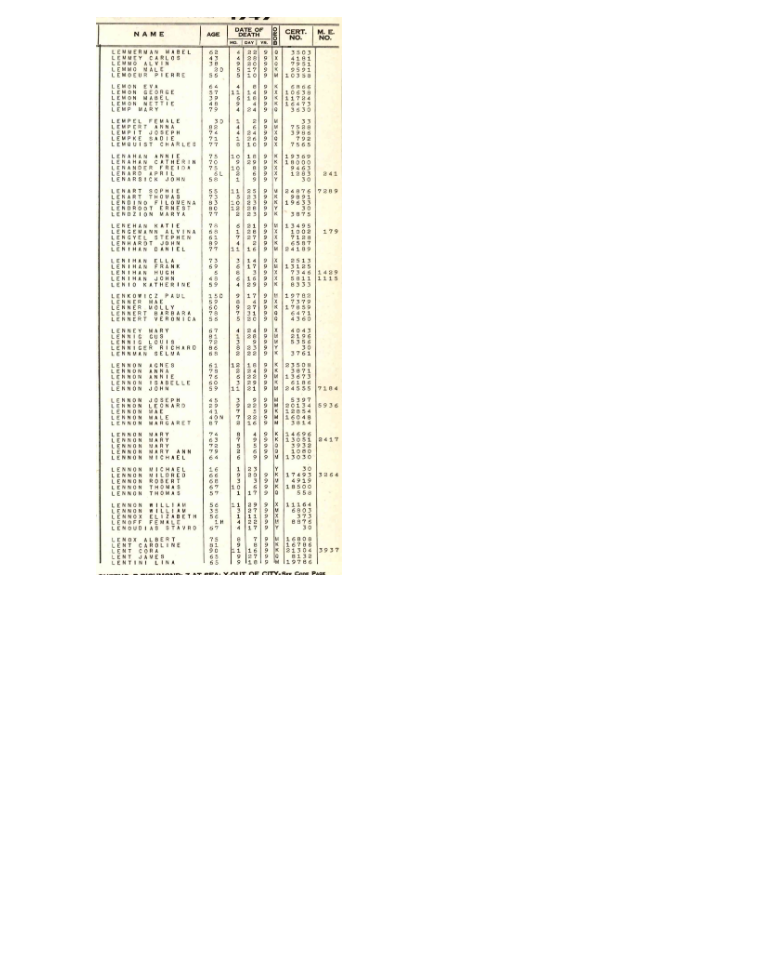
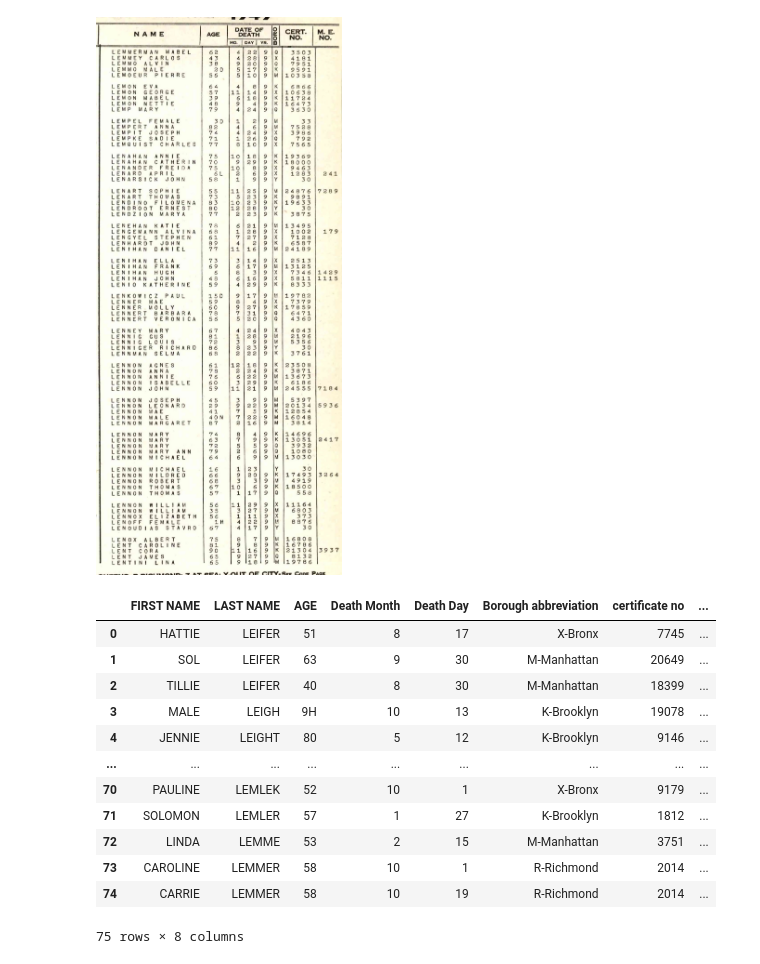
Before and after one commit to saracarl/colab_notebooks, a Jupyter notebook: NYCDeathIndex.ipynb, the cells around one changed output. Saved outputs shown, nothing was run; the diff lists cells and outputs as text; code cells hidden in the pictures; blank space fills up the shorter version.

```diff
--- a/NYCDeathIndex.ipynb
+++ b/NYCDeathIndex.ipynb
@@ -80,0 +90,43 @@ display(Image('column2.jpg'))
+# %%
+# prompt: pretty print the csv in a human readable way
+
+import pandas as pd
+import io
+
+csv_data = response.text
+
+# --- Add this cleaning step ---
+# Split the string into lines
+lines = csv_data.strip().split('\n')
+
+# Remove the first and last lines if they look like markdown fencing
+lines = lines[1:] # Remove the first line
+
+lines = lines[:-1] # Remove the last line
+
+# Join the remaining lines back into a string
+cleaned_csv_data = '\n'.join(lines)
+
+# Read the cleaned CSV data into a pandas DataFrame
+df = pd.read_csv(io.StringIO(cleaned_csv_data))
+
+# Check if 'M. E. No' column exists before attempting to modify it
+if 'M. E. No' in df.columns:
+    df['M. E. No'] = df['M. E. No'].fillna('')
+
+# Display the DataFrame nicely
+display(df)
+# %% [output]
+|  | FIRST NAME | LAST NAME | AGE | Death Month | Death Day | Borough abbreviation | certificate no | ... |
+| 0 | HATTIE | LEIFER | 51 | 8 | 17 | X-Bronx | 7745 | ... |
+| 1 | SOL | LEIFER | 63 | 9 | 30 | M-Manhattan | 20649 | ... |
+| 2 | TILLIE | LEIFER | 40 | 8 | 30 | M-Manhattan | 18399 | ... |
+| 3 | MALE | LEIGH | 9H | 10 | 13 | K-Brooklyn | 19078 | ... |
+| 4 | JENNIE | LEIGHT | 80 | 5 | 12 | K-Brooklyn | 9146 | ... |
+| ... | ... | ... | ... | ... | ... | ... | ... | ... |
+| 70 | PAULINE | LEMLEK | 52 | 10 | 1 | X-Bronx | 9179 | ... |
+| 71 | SOLOMON | LEMLER | 57 | 1 | 27 | K-Brooklyn | 1812 | ... |
+| 72 | LINDA | LEMME | 53 | 2 | 15 | M-Manhattan | 3751 | ... |
+| 73 | CAROLINE | LEMMER | 58 | 10 | 1 | R-Richmond | 2014 | ... |
+| 74 | CARRIE | LEMMER | 58 | 10 | 19 | R-Richmond | 2014 | ... |
+75 rows × 8 columns
```
Also changed, not shown: parts of 11 cells of this notebook.
